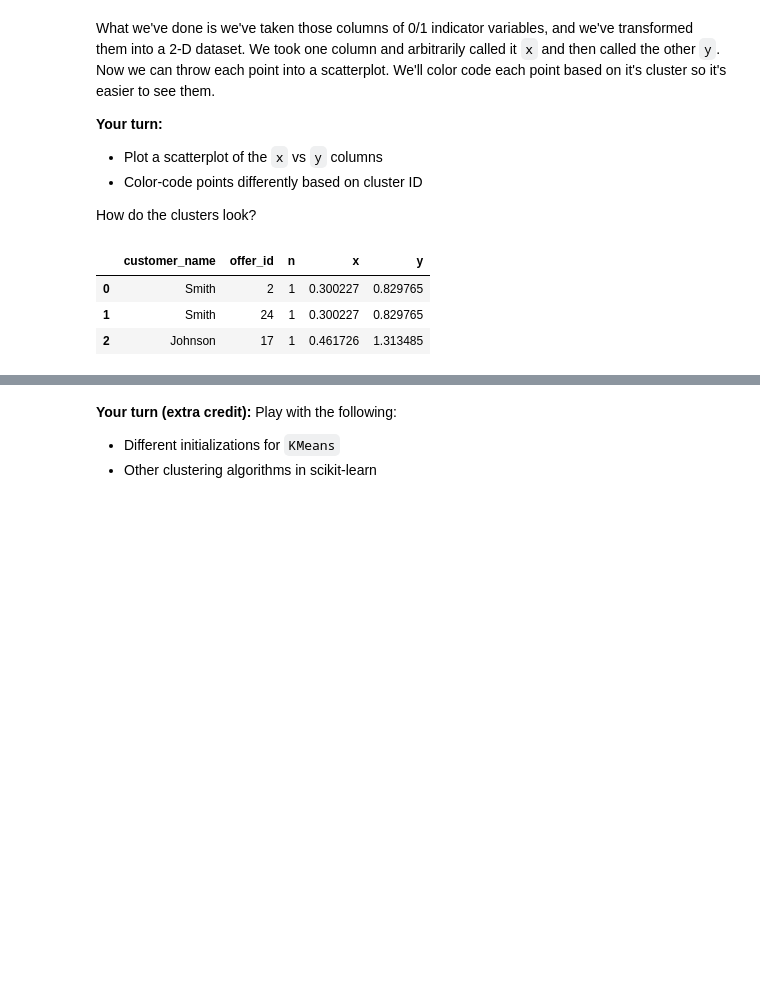
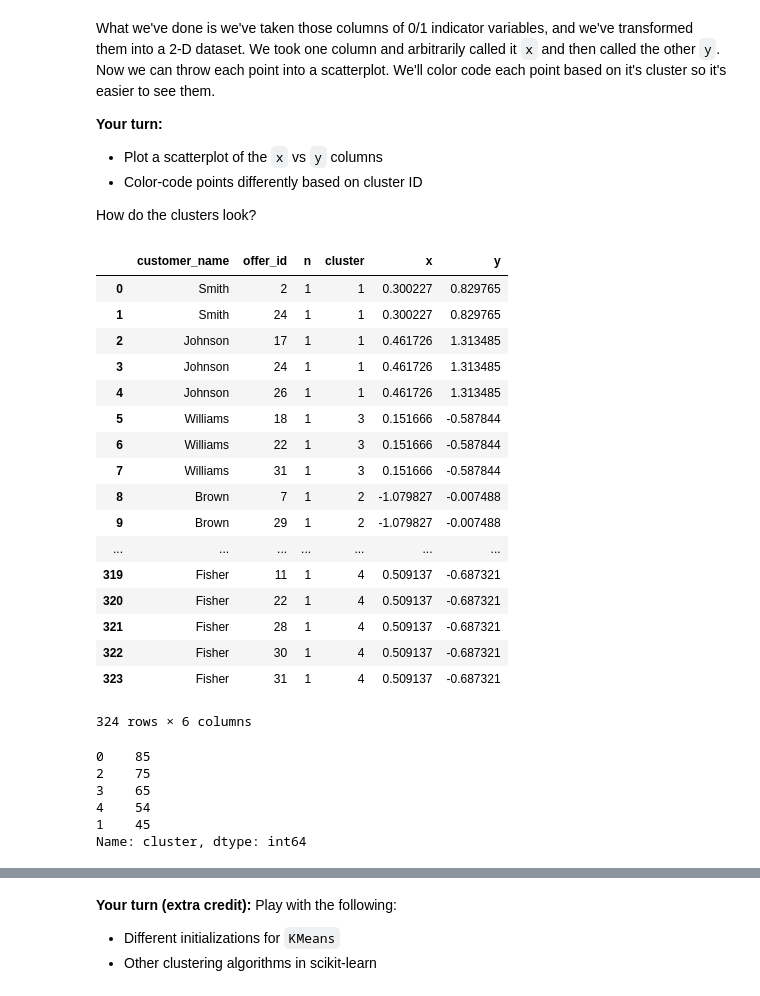
Before and after one commit to Rogerh91/Clustering, a Jupyter notebook: Mini_Project_Clustering.ipynb, the cells around one changed output, grey strips where cells are left out. Saved outputs shown, nothing was run; the diff lists cells and outputs as text; code cells hidden in the pictures; blank space fills up the shorter version.

```diff
--- a/Mini_Project_Clustering.ipynb
+++ b/Mini_Project_Clustering.ipynb
@@ -286,6 +241,6 @@ matrix.head(3)
 3 rows × 37 columns
 # %%
-customer_clusters = matrix[["customer_name","x", "y"]]
+customer_clusters = matrix[["customer_name","cluster","x", "y"]]
 
-customer_clusters.head(3)
+customer_clusters
 # %% [output]
@@ -305,12 +274,37 @@ How do the clusters look?
 # %%
 #your turn
 df = pd.merge(df_transactions,customer_clusters)
 df.head(3)
+
+df
 # %% [output]
-|  | customer_name | offer_id | n | x | y |
-| 0 | Smith | 2 | 1 | 0.300227 | 0.829765 |
-| 1 | Smith | 24 | 1 | 0.300227 | 0.829765 |
-| 2 | Johnson | 17 | 1 | 0.461726 | 1.313485 |
+|  | customer_name | offer_id | n | cluster | x | y |
+| 0 | Smith | 2 | 1 | 1 | 0.300227 | 0.829765 |
+| 1 | Smith | 24 | 1 | 1 | 0.300227 | 0.829765 |
+| 2 | Johnson | 17 | 1 | 1 | 0.461726 | 1.313485 |
+| 3 | Johnson | 24 | 1 | 1 | 0.461726 | 1.313485 |
+| 4 | Johnson | 26 | 1 | 1 | 0.461726 | 1.313485 |
+| 5 | Williams | 18 | 1 | 3 | 0.151666 | -0.587844 |
+| 6 | Williams | 22 | 1 | 3 | 0.151666 | -0.587844 |
+| 7 | Williams | 31 | 1 | 3 | 0.151666 | -0.587844 |
+| 8 | Brown | 7 | 1 | 2 | -1.079827 | -0.007488 |
+| 9 | Brown | 29 | 1 | 2 | -1.079827 | -0.007488 |
+| ... | ... | ... | ... | ... | ... | ... |
+| 319 | Fisher | 11 | 1 | 4 | 0.509137 | -0.687321 |
+| 320 | Fisher | 22 | 1 | 4 | 0.509137 | -0.687321 |
+| 321 | Fisher | 28 | 1 | 4 | 0.509137 | -0.687321 |
+| 322 | Fisher | 30 | 1 | 4 | 0.509137 | -0.687321 |
+| 323 | Fisher | 31 | 1 | 4 | 0.509137 | -0.687321 |
+324 rows × 6 columns
+# %%
+df.cluster.value_counts()
+# %% [output]
+0    85
+2    75
+3    65
+4    54
+1    45
+Name: cluster, dtype: int64
 # %%
 df = pd.merge(df_offers, df)
 df.head(3)
```
Also changed, not shown: parts of 31 cells of this notebook.
